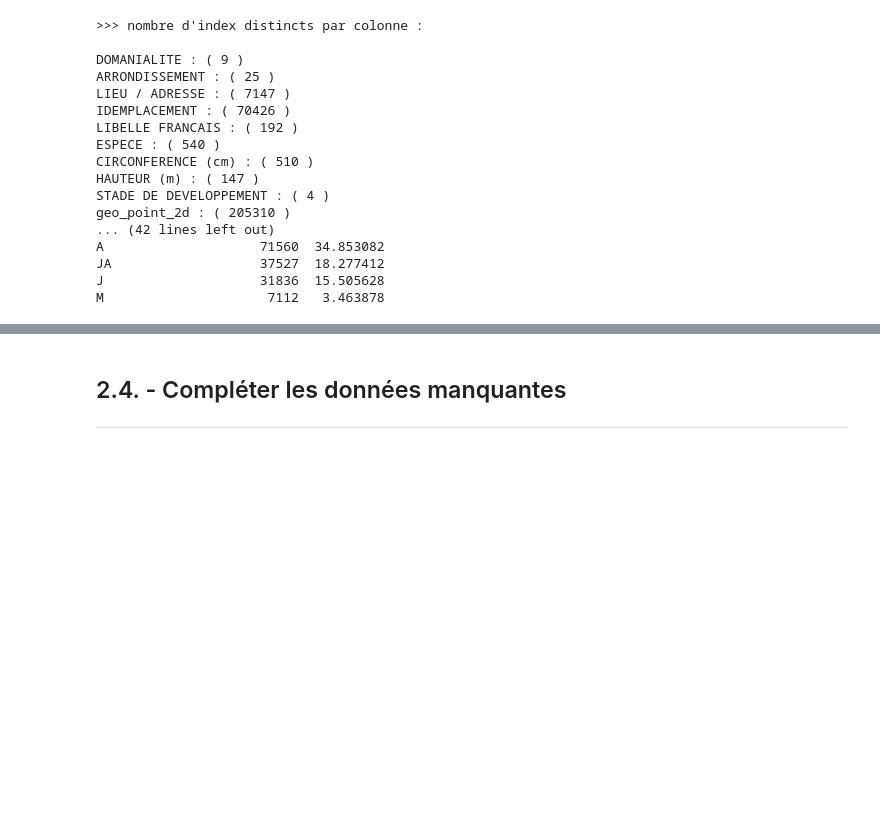
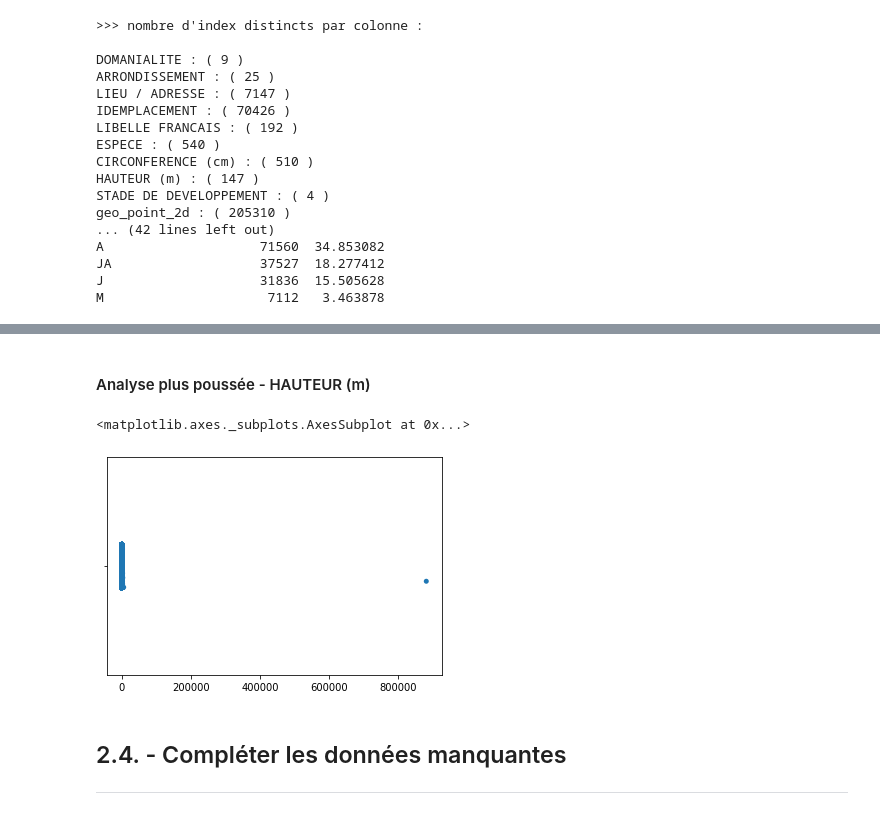
Before and after one commit to Rezzas/ocr_projet2, a Jupyter notebook: P2_ramos_sebastian/P2_ramos_sebastian.ipynb, the cells around one changed output, grey strips where cells are left out. Drawn from its saved outputs; the diff is of its cells as text; code cells hidden in the pictures; blank space fills up the shorter version.

```diff
--- a/P2_ramos_sebastian/P2_ramos_sebastian.ipynb
+++ b/P2_ramos_sebastian/P2_ramos_sebastian.ipynb
@@ -515,3 +557,10 @@ M                     7112   3.463878
+# %% [markdown]
+#### Analyse plus poussée - HAUTEUR (m)
+# %%
+sns.stripplot(x=data[['HAUTEUR (m)']], orient='v')
+# %% [output]
+<matplotlib.axes._subplots.AxesSubplot at 0x...>
+[figure, added]
 # %% [markdown]
 ## 2.4. - Compléter les données manquantes
 ---
```
Also changed, not shown: parts of 11 cells of this notebook.
